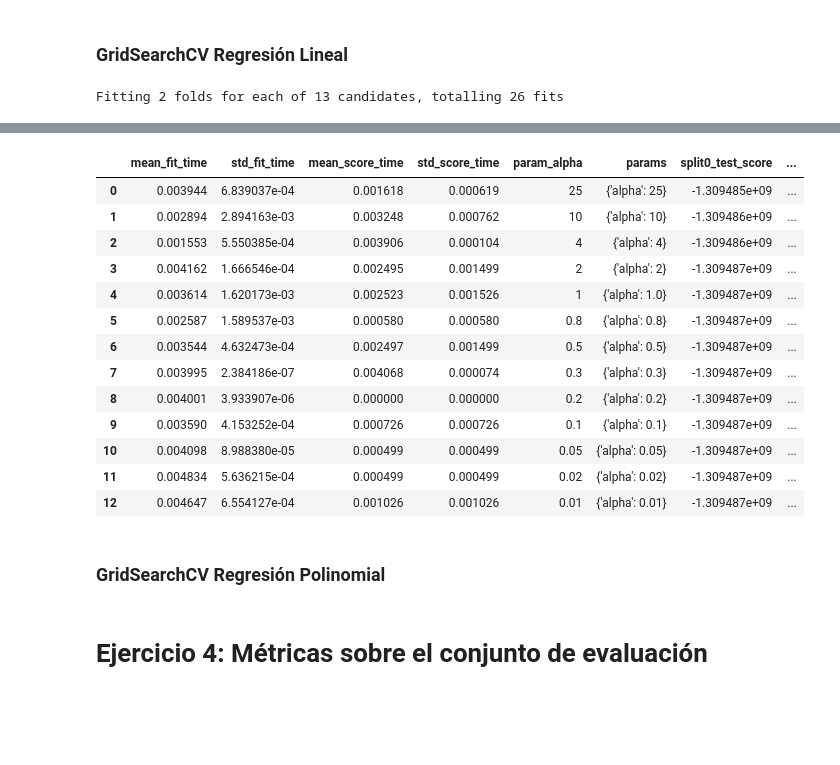
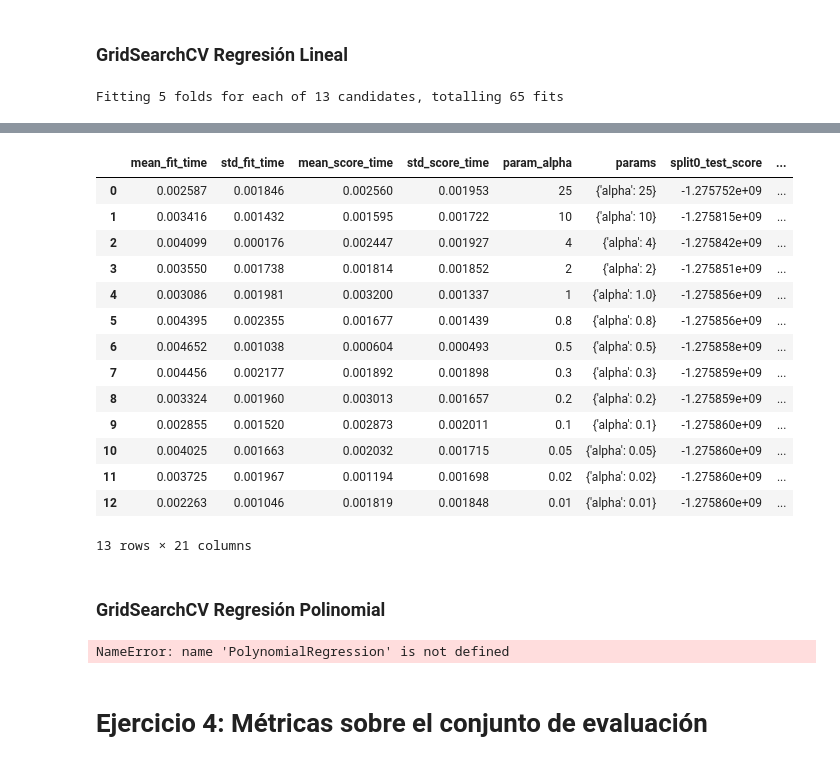
Before and after one commit to mnuclle/DiploDatos, a Jupyter notebook: 00 - Mentorias/3. Mentoria IntroAA/Introduccion_al_aprendizaje_automatico.ipynb, the cells around one changed output, grey strips where cells are left out. Cells and saved outputs as stored; diff of their text form; code cells hidden in the pictures; blank space fills up the shorter version.

```diff
--- a/00 - Mentorias/3. Mentoria IntroAA/Introduccion_al_aprendizaje_automatico.ipynb
+++ b/00 - Mentorias/3. Mentoria IntroAA/Introduccion_al_aprendizaje_automatico.ipynb
@@ -126,7 +128,7 @@ Basándose en lo visto en el teórico escojan y justifiquen un modelo de aprendi
 # %%
 # Entrenamos un clasificador utilizando sólo ese atributo sobre el conjunto de entrenamiento (X_train, y_train)
 #model = LinearRegression()
-model = Ridge(alpha=0.01)
+model = linear_model.Ridge(alpha=0.01)
 model.fit(X_train, y_train)
 
 # Evaluamos el desempeño del clasificador utilizando la media del error cuadrado (MSE o mean squared error)
@@ -140,0 +145,16 @@ Media del error cuadrado para entrenamiento: 1386185771.41
+# %%
+polynomial_degree = 3 # TODO: Grado del polinomio.
+alpha = 0.1 #TODO: Parámetro de regularización. También denominado como parámetro `lambda`.
+
+poly_features = PolynomialFeatures(polynomial_degree)
+poly_features.fit(X_train)
+X_poly_train = poly_features.transform(X_train)
+X_poly_val = poly_features.transform(X_valid)
+
+model = Ridge(alpha=alpha)
+model.fit(X_poly_train, y_train)
+
+print('Media del error cuadrado para entrenamiento: %.2f' %
+      mean_squared_error(y_train, model.predict(X_poly_train)))
+#print('Media del error cuadrado para validación: %.2f' %
+#      mean_squared_error(y_val, model.predict(X_poly_val)))
@@ -149,11 +174,12 @@ from sklearn.model_selection import GridSearchCV
 ### GridSearchCV Regresión Lineal
 # %%
 params={'alpha': [25,10,4,2,1.0,0.8,0.5,0.3,0.2,0.1,0.05,0.02,0.01]}
-rdg_reg = Ridge()
+estimators = linear_model.Lasso()
 
-model = GridSearchCV(rdg_reg,params,cv=2,verbose = 1, scoring = 'neg_mean_squared_error')
+model = GridSearchCV(estimators,params,cv=5,verbose = 1, scoring = 'neg_mean_squared_error')
 model.fit(X_train, y_train)
 
+#Acá arme un dataframe con los resultados, pero la clave sería ver el reporte que armó el profe en clase
 pd.DataFrame(model.cv_results_)
 
 #print("# Exploración de hiperparámetros para función de coste \"%s\"" % loss, end="\n\n")
@@ -161,5 +187,5 @@ pd.DataFrame(model.cv_results_)
 #print("Mejor conjunto de parámetros:")
 #print(model.best_params_, end="\n\n")
 # %% [output]
-Fitting 2 folds for each of 13 candidates, totalling 26 fits
+Fitting 5 folds for each of 13 candidates, totalling 65 fits
 [Parallel(n_jobs=1)]: Using backend SequentialBackend with 1 concurrent workers.
@@ -167,16 +193,17 @@ Fitting 2 folds for each of 13 candidates, totalling 26 fits
 |  | mean_fit_time | std_fit_time | mean_score_time | std_score_time | param_alpha | params | split0_test_score | ... |
-| 0 | 0.003944 | 6.839037e-04 | 0.001618 | 0.000619 | 25 | {'alpha': 25} | -1.309485e+09 | ... |
-| 1 | 0.002894 | 2.894163e-03 | 0.003248 | 0.000762 | 10 | {'alpha': 10} | -1.309486e+09 | ... |
-| 2 | 0.001553 | 5.550385e-04 | 0.003906 | 0.000104 | 4 | {'alpha': 4} | -1.309486e+09 | ... |
-| 3 | 0.004162 | 1.666546e-04 | 0.002495 | 0.001499 | 2 | {'alpha': 2} | -1.309487e+09 | ... |
-| 4 | 0.003614 | 1.620173e-03 | 0.002523 | 0.001526 | 1 | {'alpha': 1.0} | -1.309487e+09 | ... |
-| 5 | 0.002587 | 1.589537e-03 | 0.000580 | 0.000580 | 0.8 | {'alpha': 0.8} | -1.309487e+09 | ... |
-| 6 | 0.003544 | 4.632473e-04 | 0.002497 | 0.001499 | 0.5 | {'alpha': 0.5} | -1.309487e+09 | ... |
-| 7 | 0.003995 | 2.384186e-07 | 0.004068 | 0.000074 | 0.3 | {'alpha': 0.3} | -1.309487e+09 | ... |
-| 8 | 0.004001 | 3.933907e-06 | 0.000000 | 0.000000 | 0.2 | {'alpha': 0.2} | -1.309487e+09 | ... |
-| 9 | 0.003590 | 4.153252e-04 | 0.000726 | 0.000726 | 0.1 | {'alpha': 0.1} | -1.309487e+09 | ... |
-| 10 | 0.004098 | 8.988380e-05 | 0.000499 | 0.000499 | 0.05 | {'alpha': 0.05} | -1.309487e+09 | ... |
-| 11 | 0.004834 | 5.636215e-04 | 0.000499 | 0.000499 | 0.02 | {'alpha': 0.02} | -1.309487e+09 | ... |
-| 12 | 0.004647 | 6.554127e-04 | 0.001026 | 0.001026 | 0.01 | {'alpha': 0.01} | -1.309487e+09 | ... |
+| 0 | 0.002587 | 0.001846 | 0.002560 | 0.001953 | 25 | {'alpha': 25} | -1.275752e+09 | ... |
+| 1 | 0.003416 | 0.001432 | 0.001595 | 0.001722 | 10 | {'alpha': 10} | -1.275815e+09 | ... |
+| 2 | 0.004099 | 0.000176 | 0.002447 | 0.001927 | 4 | {'alpha': 4} | -1.275842e+09 | ... |
+| 3 | 0.003550 | 0.001738 | 0.001814 | 0.001852 | 2 | {'alpha': 2} | -1.275851e+09 | ... |
+| 4 | 0.003086 | 0.001981 | 0.003200 | 0.001337 | 1 | {'alpha': 1.0} | -1.275856e+09 | ... |
+| 5 | 0.004395 | 0.002355 | 0.001677 | 0.001439 | 0.8 | {'alpha': 0.8} | -1.275856e+09 | ... |
+| 6 | 0.004652 | 0.001038 | 0.000604 | 0.000493 | 0.5 | {'alpha': 0.5} | -1.275858e+09 | ... |
+| 7 | 0.004456 | 0.002177 | 0.001892 | 0.001898 | 0.3 | {'alpha': 0.3} | -1.275859e+09 | ... |
+| 8 | 0.003324 | 0.001960 | 0.003013 | 0.001657 | 0.2 | {'alpha': 0.2} | -1.275859e+09 | ... |
+| 9 | 0.002855 | 0.001520 | 0.002873 | 0.002011 | 0.1 | {'alpha': 0.1} | -1.275860e+09 | ... |
+| 10 | 0.004025 | 0.001663 | 0.002032 | 0.001715 | 0.05 | {'alpha': 0.05} | -1.275860e+09 | ... |
+| 11 | 0.003725 | 0.001967 | 0.001194 | 0.001698 | 0.02 | {'alpha': 0.02} | -1.275860e+09 | ... |
+| 12 | 0.002263 | 0.001046 | 0.001819 | 0.001848 | 0.01 | {'alpha': 0.01} | -1.275860e+09 | ... |
+13 rows × 21 columns
 # %% [markdown]
 ### GridSearchCV Regresión Polinomial
@@ -183,3 +215,12 @@ Fitting 2 folds for each of 13 candidates, totalling 26 fits
+# %%
+estimator = PolynomialRegression()
+degrees = np.arange(1, 10)
+cv_model = GridSearchCV(estimator,
+                        param_grid={'deg': degrees},
+                        scoring='mean_squared_error')
+cv_model.fit(X_train, y_train)
+# %% [output]
+NameError: name 'PolynomialRegression' is not defined
 # %% [markdown]
 # Ejercicio 4: Métricas sobre el conjunto de evaluación
 # %% [markdown]
```
Also changed, not shown: parts of 6 cells of this notebook.
